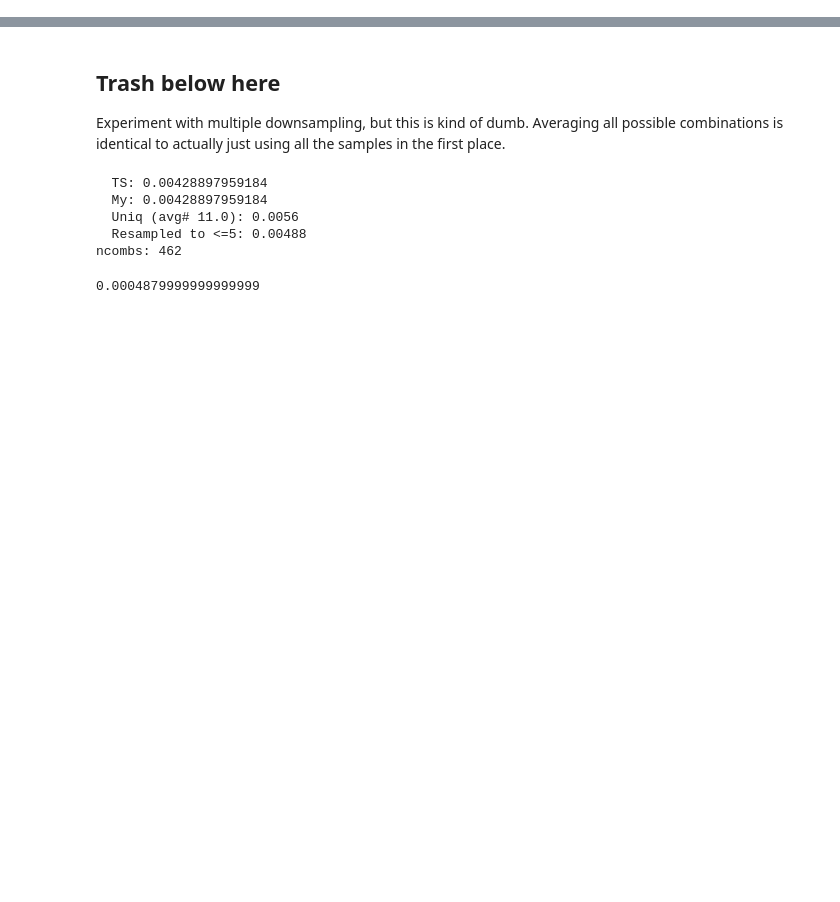
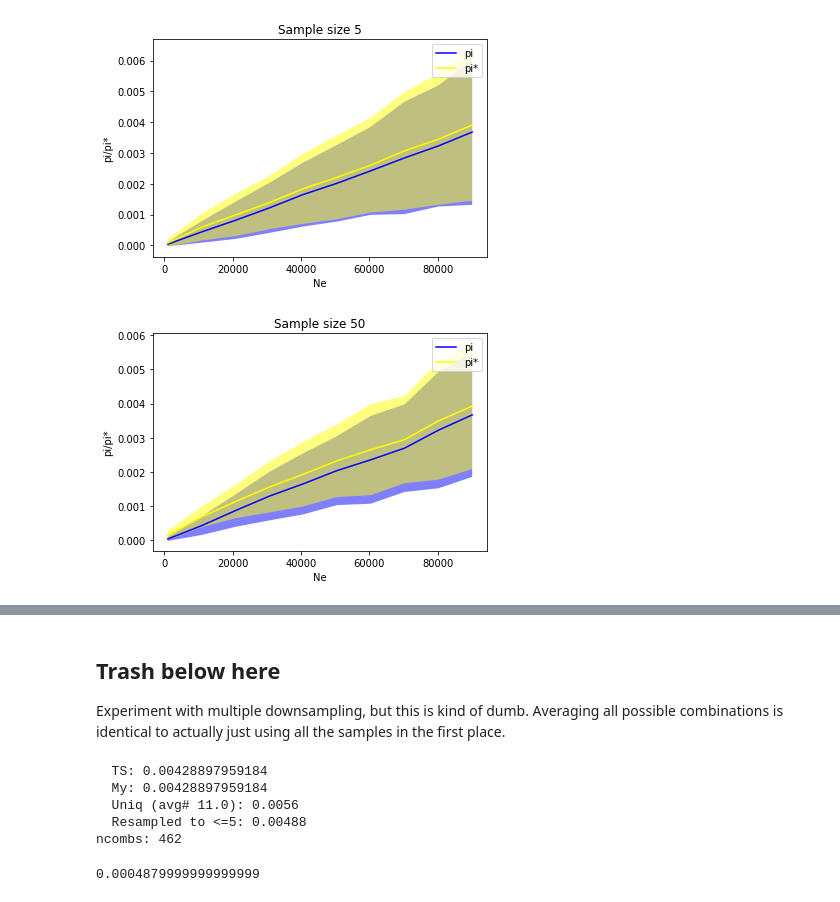
Before and after one commit to isaacovercast/lab-notebooks, a Jupyter notebook: pi-star/pi-star-horserace.ipynb, the cells around one changed output, grey strips where cells are left out. Saved outputs shown, nothing was run; the diff lists cells and outputs as text; code cells hidden in the pictures; blank space fills up the shorter version.

```diff
--- a/pi-star/pi-star-horserace.ipynb
+++ b/pi-star/pi-star-horserace.ipynb
@@ -136,0 +147,9 @@ Sample size 50
+# %%
+# length 5000
+df5_5e3 = Ne_replicates(ss=5, length=5e3)
+df50_5e3 = Ne_replicates(ss=50, length=5e3)
+plot_Ne_replicates(df5_5e3, title="Sample size 5")
+plot_Ne_replicates(df50_5e3, title="Sample size 50")
+# %% [output]
+[figure, added]
+[figure, added]
```
Also changed, not shown: parts of 13 cells of this notebook.
